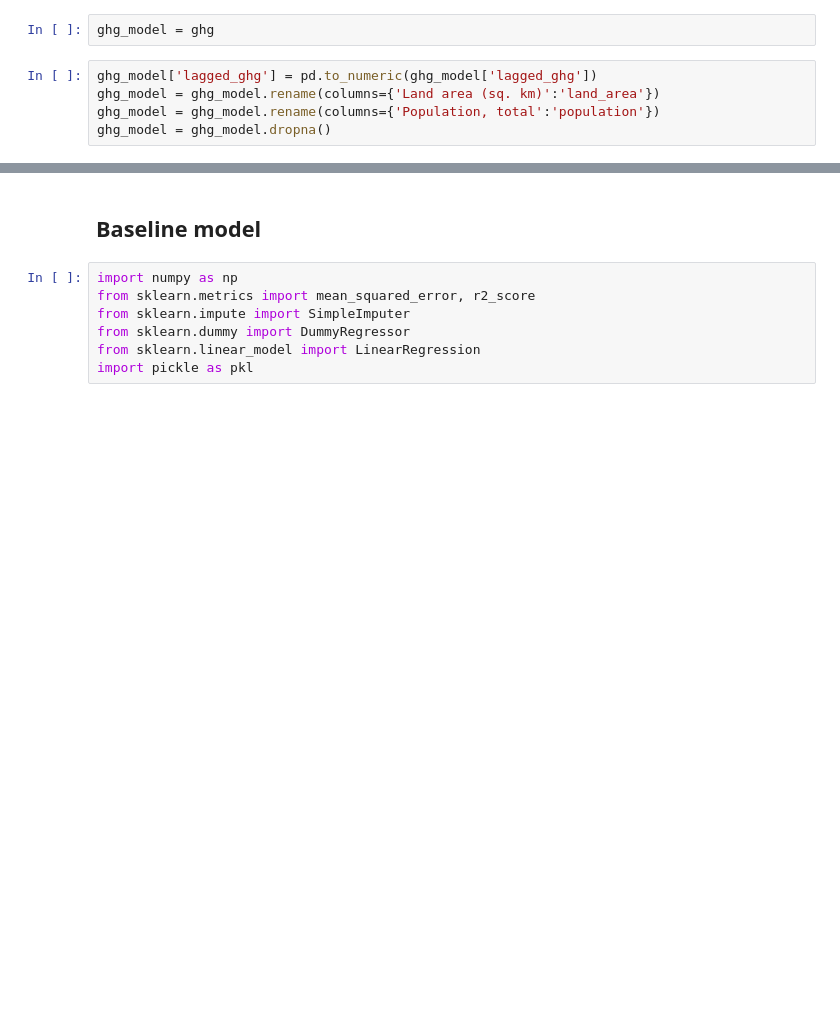
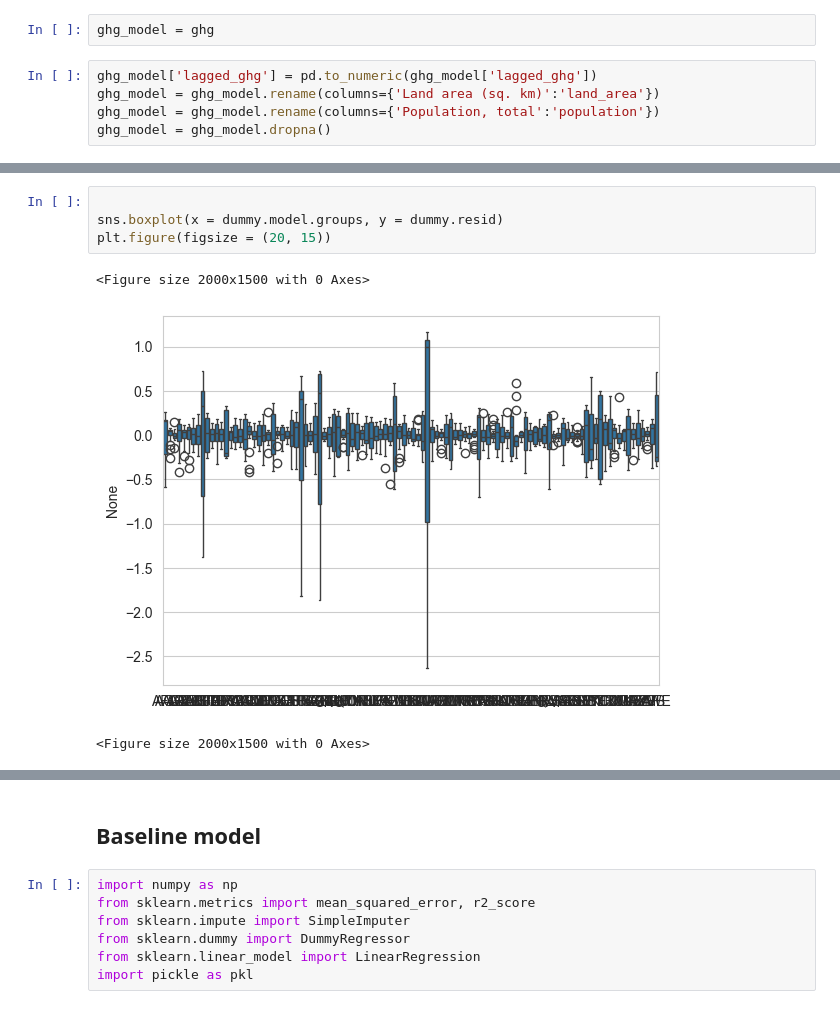
Before and after one commit to marcbarc19/DataScienceExam, a Jupyter notebook: ghg-modelling_martine.ipynb, the cells around one changed output, grey strips where cells are left out. Saved outputs shown, nothing was run; the diff lists cells and outputs as text; blank space fills up the shorter version.

```diff
--- a/ghg-modelling_martine.ipynb
+++ b/ghg-modelling_martine.ipynb
@@ -643,5 +640,13 @@ dummy.summary()
 | land_area | 0.000 | 0.000 | 5.649 | 0.000 | 0.000 | 0.000 |
 | Group Var | 3.518 | 1.814 |  |  |  |  |
+# %%
+
+sns.boxplot(x = dummy.model.groups, y = dummy.resid)
+plt.figure(figsize = (20, 15))
+# %% [output]
+<Figure size 2000x1500 with 0 Axes>
+[figure, added]
+<Figure size 2000x1500 with 0 Axes>
 # %%
 import pandas as pd
 import numpy as np
```
Also changed, not shown: parts of 11 cells of this notebook.
